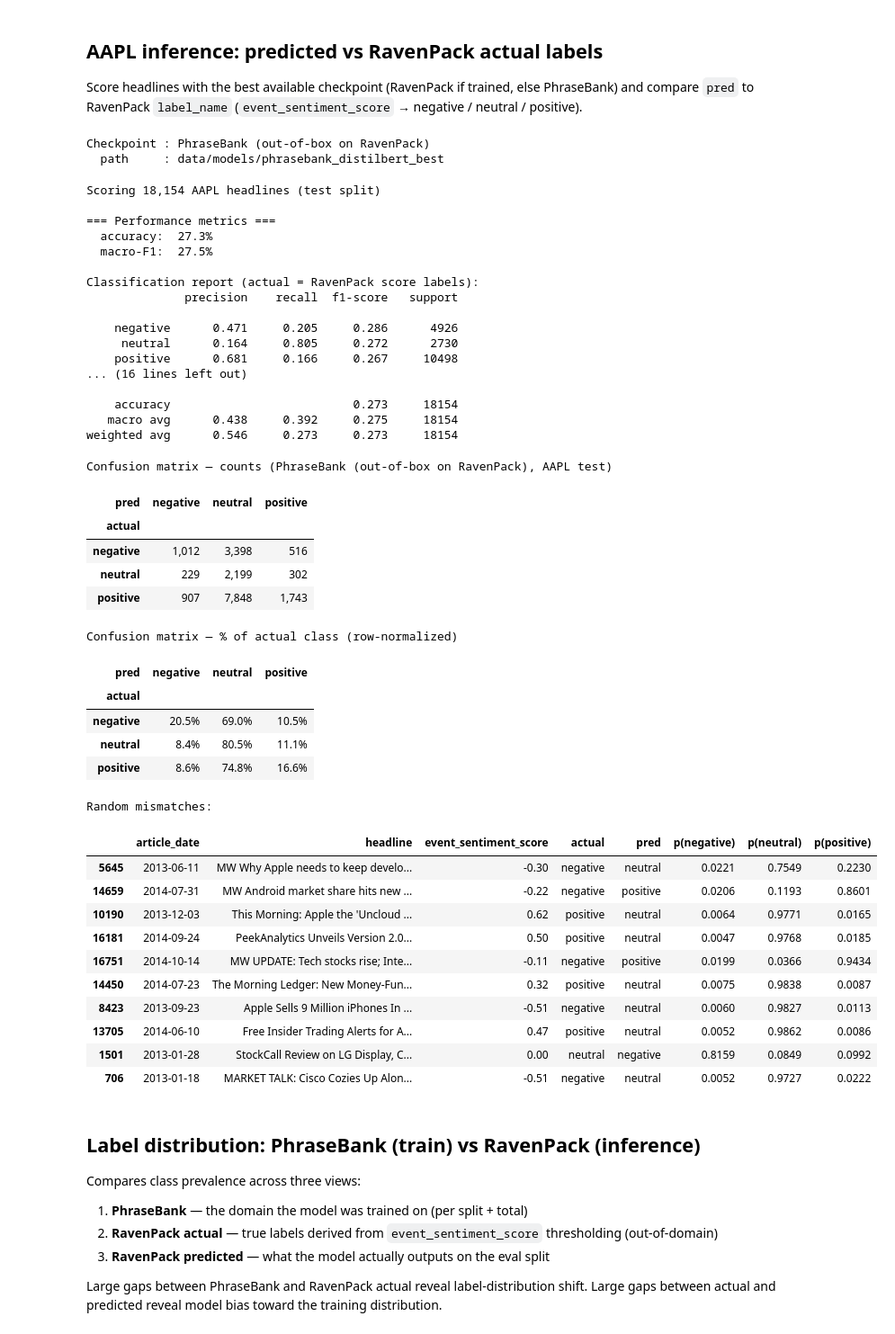
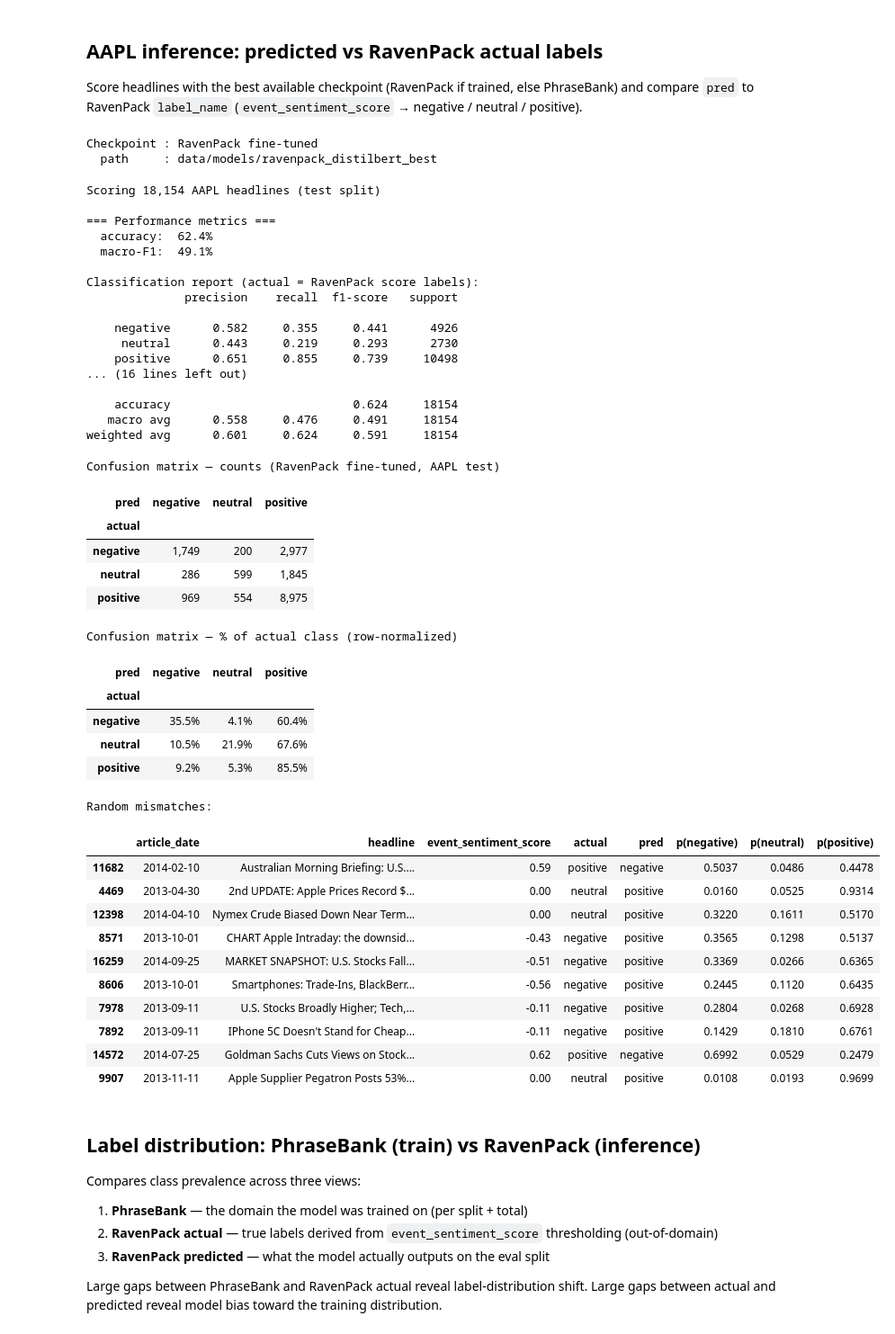
Before and after one commit to armandordorica/sentiment_learn_to_rank_paper, a Jupyter notebook: notebooks/finetune_on_ravenpack.ipynb, the cells around one changed output. Shown at 90% size. Cells and saved outputs as stored; diff of their text form; code cells hidden in the pictures.

```diff
--- a/notebooks/finetune_on_ravenpack.ipynb
+++ b/notebooks/finetune_on_ravenpack.ipynb
@@ -553,7 +553,7 @@ Score headlines with the best available checkpoint (RavenPack if trained, else P
 # FORCE_CHECKPOINT = "phrasebank" → PhraseBank baseline applied to RavenPack headlines
 # FORCE_CHECKPOINT = "ravenpack"  → requires a trained RavenPack checkpoint
 # FORCE_CHECKPOINT = "auto"       → prefers RavenPack if saved, else PhraseBank
-FORCE_CHECKPOINT = "phrasebank"
+FORCE_CHECKPOINT = "ravenpack"
 EVAL_SPLIT = "test"   # "train" | "validation" | "test" | None (= all)
 BATCH_SIZE = 64
 MAX_ROWS = None        # set to e.g. 2000 for a quick smoke test
@@ -628,60 +628,60 @@ display(
     .style.format("{:.1f}%")
     .bar(align="mid", color=["red", "lightgreen"], vmin=0, vmax=100)
     .set_caption("Confusion matrix — % of actual class (row-normalized)")
 )
 
 mismatches = results.loc[~results["match"]]
 print("Random mismatches:")
 display(
     mismatches.sample(min(10, len(mismatches)), random_state=42)[
         ["article_date", "headline", "event_sentiment_score",
          "actual", "pred", "p(negative)", "p(neutral)", "p(positive)"]
     ]
 )
 # %% [output]
-Checkpoint : PhraseBank (out-of-box on RavenPack)
-  path     : data/models/phrasebank_distilbert_best
+Checkpoint : RavenPack fine-tuned
+  path     : data/models/ravenpack_distilbert_best
 Scoring 18,154 AAPL headlines (test split)
 
 === Performance metrics ===
-  accuracy:  27.3%
-  macro-F1:  27.5%
+  accuracy:  62.4%
+  macro-F1:  49.1%
 
 Classification report (actual = RavenPack score labels):
               precision    recall  f1-score   support
 
-    negative      0.471     0.205     0.286      4926
-     neutral      0.164     0.805     0.272      2730
-    positive      0.681     0.166     0.267     10498
+    negative      0.582     0.355     0.441      4926
+     neutral      0.443     0.219     0.293      2730
+    positive      0.651     0.855     0.739     10498
 ... (16 lines left out)
 
-    accuracy                          0.273     18154
-   macro avg      0.438     0.392     0.275     18154
-weighted avg      0.546     0.273     0.273     18154
+    accuracy                          0.624     18154
+   macro avg      0.558     0.476     0.491     18154
+weighted avg      0.601     0.624     0.591     18154
-Confusion matrix — counts (PhraseBank (out-of-box on RavenPack), AAPL test)
+Confusion matrix — counts (RavenPack fine-tuned, AAPL test)
 | pred | negative | neutral | positive |
 | actual |  |  |  |
-| negative | 1,012 | 3,398 | 516 |
-| neutral | 229 | 2,199 | 302 |
-| positive | 907 | 7,848 | 1,743 |
+| negative | 1,749 | 200 | 2,977 |
+| neutral | 286 | 599 | 1,845 |
+| positive | 969 | 554 | 8,975 |
 Confusion matrix — % of actual class (row-normalized)
 | pred | negative | neutral | positive |
 | actual |  |  |  |
-| negative | 20.5% | 69.0% | 10.5% |
-| neutral | 8.4% | 80.5% | 11.1% |
-| positive | 8.6% | 74.8% | 16.6% |
+| negative | 35.5% | 4.1% | 60.4% |
+| neutral | 10.5% | 21.9% | 67.6% |
+| positive | 9.2% | 5.3% | 85.5% |
 Random mismatches:
 |  | article_date | headline | event_sentiment_score | actual | pred | p(negative) | p(neutral) | p(positive) |
-| 5645 | 2013-06-11 | MW Why Apple needs to keep develo... | -0.30 | negative | neutral | 0.0221 | 0.7549 | 0.2230 |
-| 14659 | 2014-07-31 | MW Android market share hits new ... | -0.22 | negative | positive | 0.0206 | 0.1193 | 0.8601 |
-| 10190 | 2013-12-03 | This Morning: Apple the 'Uncloud ... | 0.62 | positive | neutral | 0.0064 | 0.9771 | 0.0165 |
-| 16181 | 2014-09-24 | PeekAnalytics Unveils Version 2.0... | 0.50 | positive | neutral | 0.0047 | 0.9768 | 0.0185 |
-| 16751 | 2014-10-14 | MW UPDATE: Tech stocks rise; Inte... | -0.11 | negative | positive | 0.0199 | 0.0366 | 0.9434 |
-| 14450 | 2014-07-23 | The Morning Ledger: New Money-Fun... | 0.32 | positive | neutral | 0.0075 | 0.9838 | 0.0087 |
-| 8423 | 2013-09-23 | Apple Sells 9 Million iPhones In ... | -0.51 | negative | neutral | 0.0060 | 0.9827 | 0.0113 |
-| 13705 | 2014-06-10 | Free Insider Trading Alerts for A... | 0.47 | positive | neutral | 0.0052 | 0.9862 | 0.0086 |
-| 1501 | 2013-01-28 | StockCall Review on LG Display, C... | 0.00 | neutral | negative | 0.8159 | 0.0849 | 0.0992 |
-| 706 | 2013-01-18 | MARKET TALK: Cisco Cozies Up Alon... | -0.51 | negative | neutral | 0.0052 | 0.9727 | 0.0222 |
+| 11682 | 2014-02-10 | Australian Morning Briefing: U.S.... | 0.59 | positive | negative | 0.5037 | 0.0486 | 0.4478 |
+| 4469 | 2013-04-30 | 2nd UPDATE: Apple Prices Record $... | 0.00 | neutral | positive | 0.0160 | 0.0525 | 0.9314 |
+| 12398 | 2014-04-10 | Nymex Crude Biased Down Near Term... | 0.00 | neutral | positive | 0.3220 | 0.1611 | 0.5170 |
+| 8571 | 2013-10-01 | CHART Apple Intraday: the downsid... | -0.43 | negative | positive | 0.3565 | 0.1298 | 0.5137 |
+| 16259 | 2014-09-25 | MARKET SNAPSHOT: U.S. Stocks Fall... | -0.51 | negative | positive | 0.3369 | 0.0266 | 0.6365 |
+| 8606 | 2013-10-01 | Smartphones: Trade-Ins, BlackBerr... | -0.56 | negative | positive | 0.2445 | 0.1120 | 0.6435 |
+| 7978 | 2013-09-11 | U.S. Stocks Broadly Higher; Tech,... | -0.11 | negative | positive | 0.2804 | 0.0268 | 0.6928 |
+| 7892 | 2013-09-11 | IPhone 5C Doesn't Stand for Cheap... | -0.11 | negative | positive | 0.1429 | 0.1810 | 0.6761 |
+| 14572 | 2014-07-25 | Goldman Sachs Cuts Views on Stock... | 0.62 | positive | negative | 0.6992 | 0.0529 | 0.2479 |
+| 9907 | 2013-11-11 | Apple Supplier Pegatron Posts 53%... | 0.00 | neutral | positive | 0.0108 | 0.0193 | 0.9699 |
 # %% [markdown]
 ## Label distribution: PhraseBank (train) vs RavenPack (inference)
 
```
Also changed, not shown: parts of 7 cells of this notebook.
